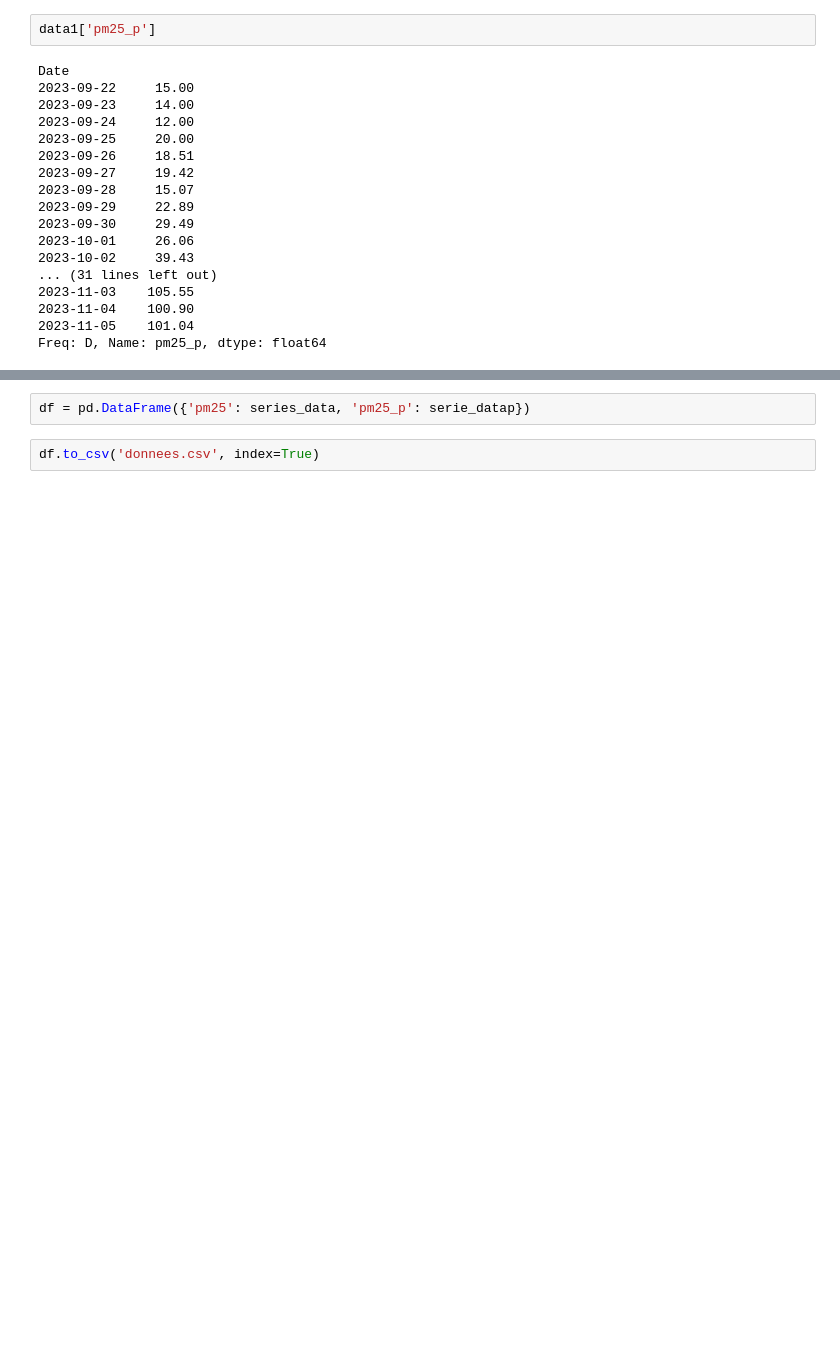
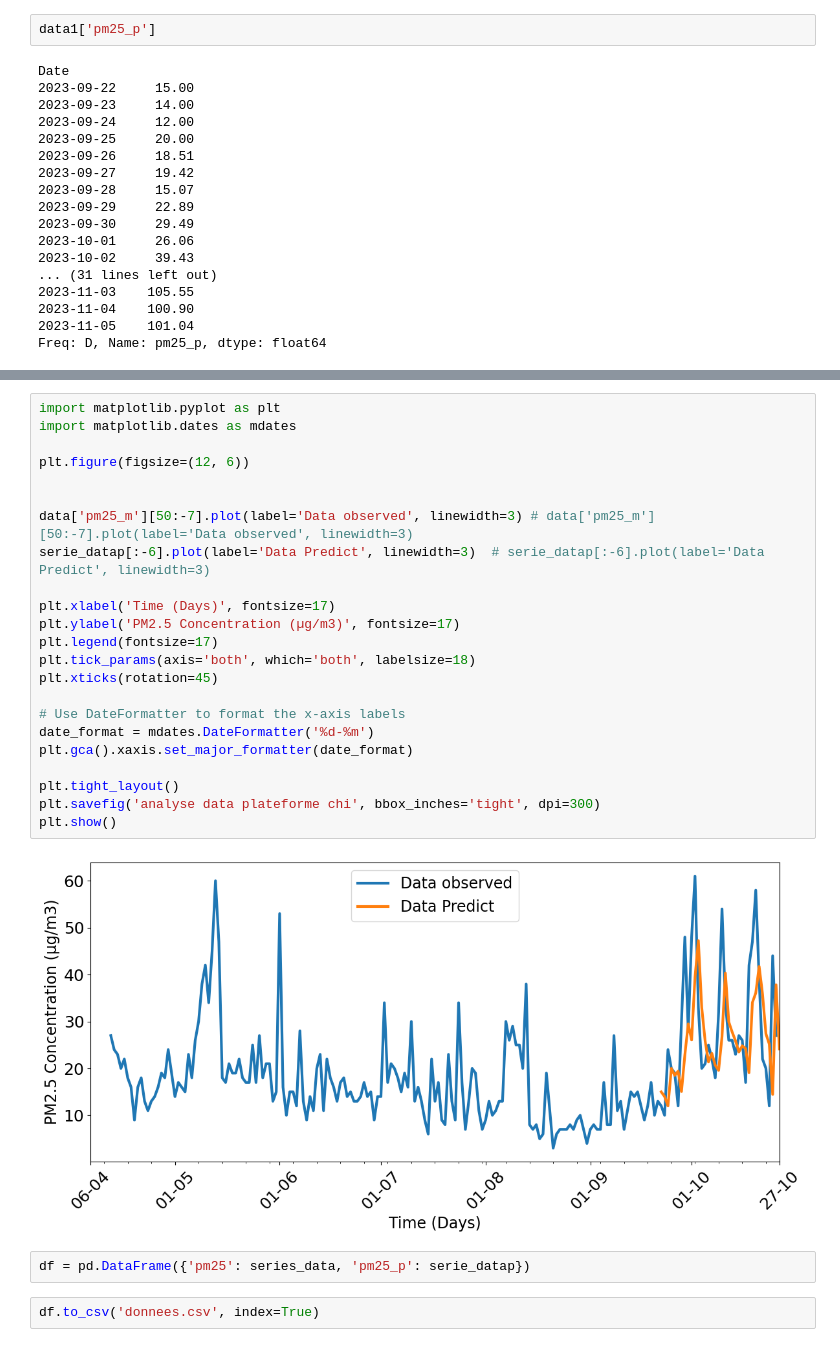
Before and after one commit to ahmedg21/Assimilation, a Jupyter notebook: data station/Analyse_plateforme.ipynb, the cells around one changed output, grey strips where cells are left out. Cells and saved outputs as stored; diff of their text form; blank space fills up the shorter version.

```diff
--- a/data station/Analyse_plateforme.ipynb
+++ b/data station/Analyse_plateforme.ipynb
@@ -118,5 +118,30 @@ plt.savefig('analyse data plateforme trait_nuit', bbox_inches='tight', dpi=300)
 # %% [output]
 [figure]
+# %%
+import matplotlib.pyplot as plt
+import matplotlib.dates as mdates
+
+plt.figure(figsize=(12, 6))
+
+
+data['pm25_m'][50:-7].plot(label='Data observed', linewidth=3) # data['pm25_m'][50:-7].plot(label='Data observed', linewidth=3)
+serie_datap[:-6].plot(label='Data Predict', linewidth=3)  # serie_datap[:-6].plot(label='Data Predict', linewidth=3)
+
+plt.xlabel('Time (Days)', fontsize=17)
+plt.ylabel('PM2.5 Concentration (µg/m3)', fontsize=17)
+plt.legend(fontsize=17)
+plt.tick_params(axis='both', which='both', labelsize=18)
+plt.xticks(rotation=45)
+
+# Use DateFormatter to format the x-axis labels
+date_format = mdates.DateFormatter('%d-%m')
+plt.gca().xaxis.set_major_formatter(date_format)
+
+plt.tight_layout()
+plt.savefig('analyse data plateforme chi', bbox_inches='tight', dpi=300)
+plt.show()
+# %% [output]
+[figure, added]
 # %%
 df = pd.DataFrame({'pm25': series_data, 'pm25_p': serie_datap})
 # %%
```
Also changed, not shown: parts of 2 cells of this notebook, 2 other files.
